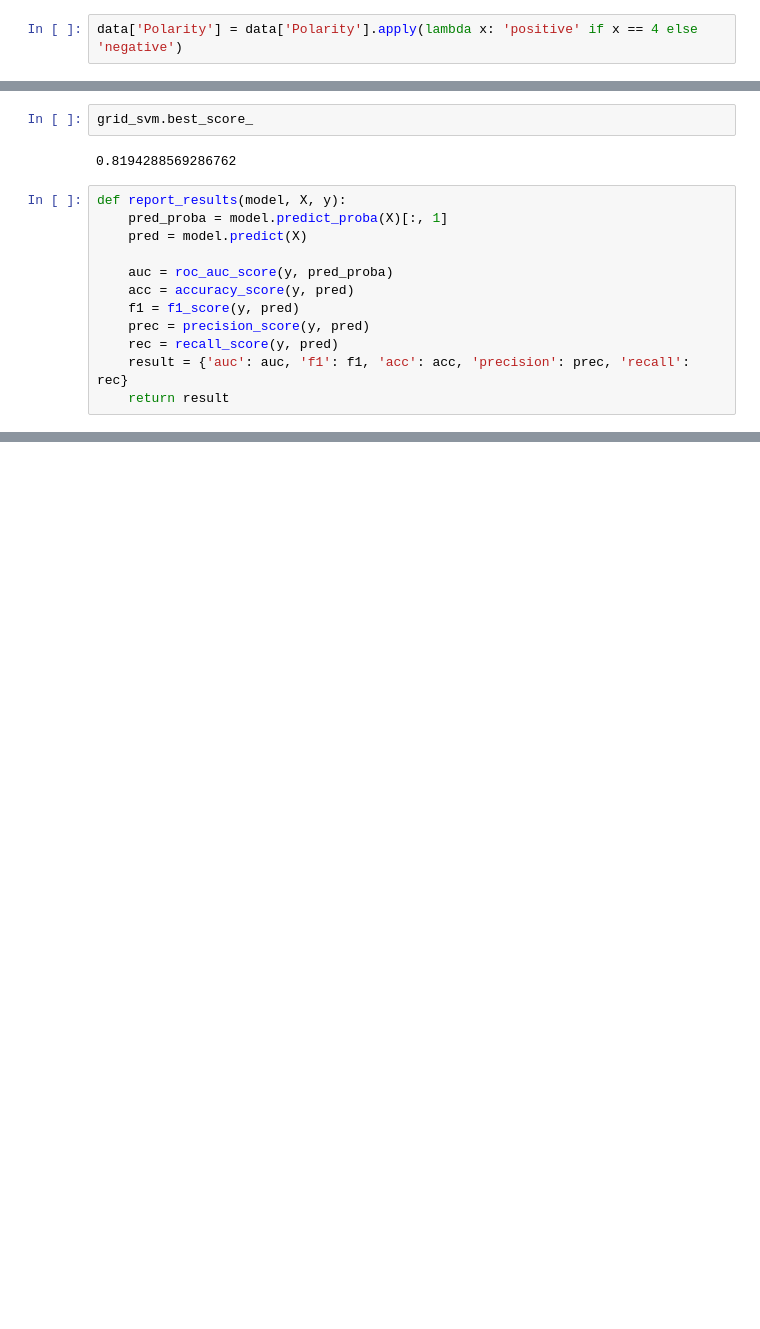
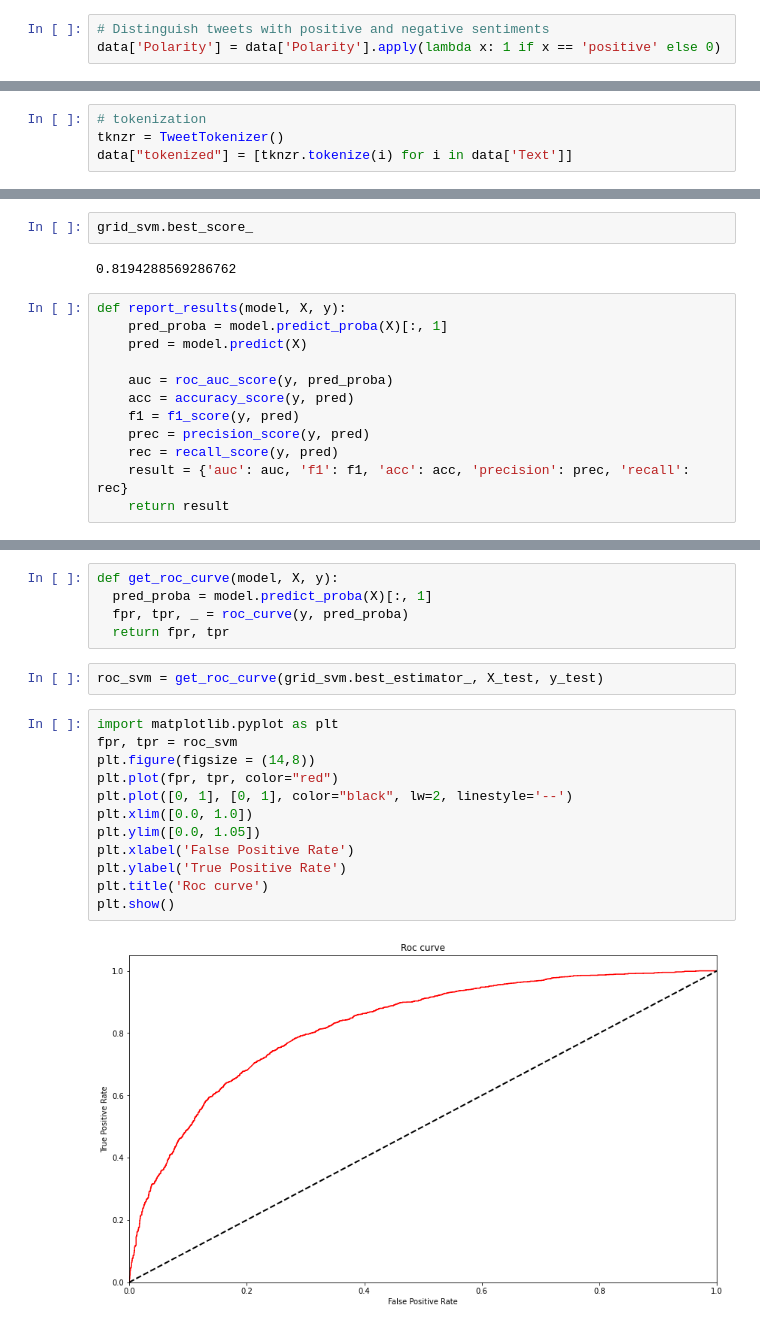
Before and after one commit to Hawawou/bach_pro, a Jupyter notebook: train.ipynb, the cells around one changed output, grey strips where cells are left out. Saved outputs shown, nothing was run; the diff lists cells and outputs as text; blank space fills up the shorter version.

```diff
--- a/train.ipynb
+++ b/train.ipynb
@@ -44,7 +57,12 @@ def clean_tweet(tweet):
     return temp
 data['Text'] = data['Text'].apply(clean_tweet)
 # %%
-data['Polarity'] = data['Polarity'].apply(lambda x: 'positive' if x == 4 else 'negative')
+# Distinguish tweets with positive and negative sentiments
+data['Polarity'] = data['Polarity'].apply(lambda x: 1 if x == 'positive' else 0)
 # %%
 data = data.loc[:, ['Text', 'Polarity']]
+# %%
+# tokenization
+tknzr = TweetTokenizer()
+data["tokenized"] = [tknzr.tokenize(i) for i in data['Text']]
 # %%
@@ -102,0 +138,21 @@ def report_results(model, X, y):
+# %%
+def get_roc_curve(model, X, y):
+  pred_proba = model.predict_proba(X)[:, 1]
+  fpr, tpr, _ = roc_curve(y, pred_proba)
+  return fpr, tpr
+# %%
+roc_svm = get_roc_curve(grid_svm.best_estimator_, X_test, y_test)
+# %%
+import matplotlib.pyplot as plt
+fpr, tpr = roc_svm
+plt.figure(figsize = (14,8))
+plt.plot(fpr, tpr, color="red")
+plt.plot([0, 1], [0, 1], color="black", lw=2, linestyle='--')
+plt.xlim([0.0, 1.0])
+plt.ylim([0.0, 1.05])
+plt.xlabel('False Positive Rate')
+plt.ylabel('True Positive Rate')
+plt.title('Roc curve')
+plt.show()
+# %% [output]
+[figure, added]
```
Also changed, not shown: parts of 18 cells of this notebook.
